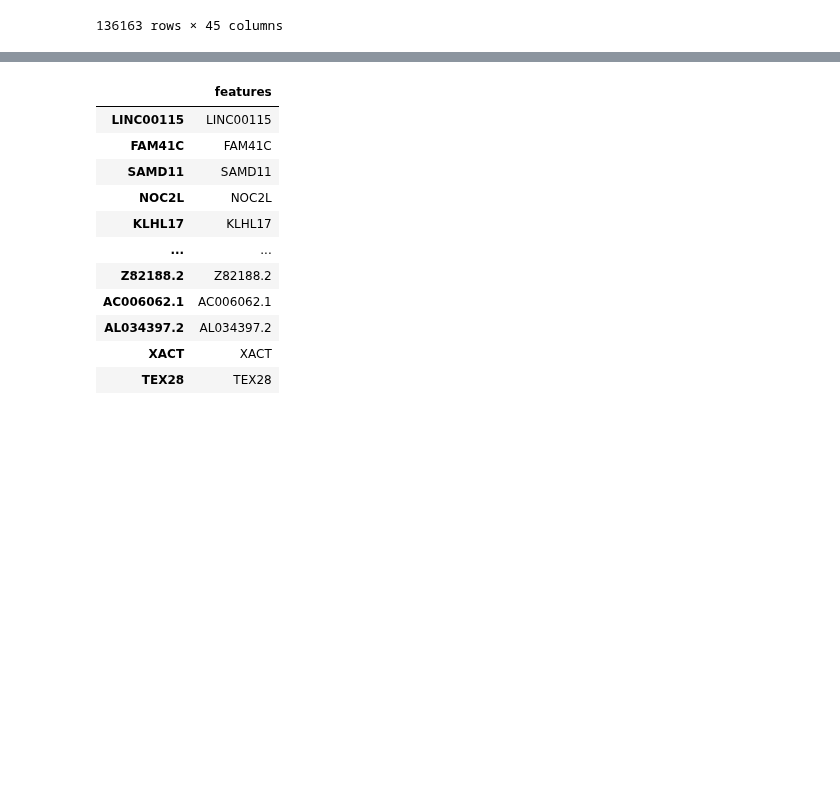
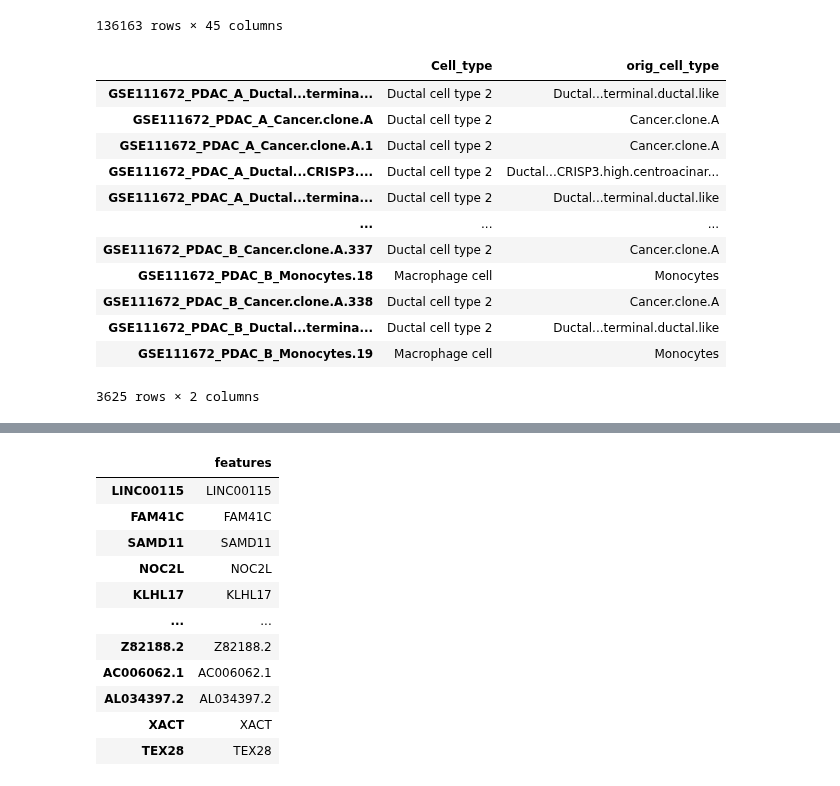
Before and after one commit to williamrobotma/AGrEDA, a Jupyter notebook: eda-pdac-chijimatsu.ipynb, the cells around one changed output, grey strips where cells are left out. Cells and saved outputs as stored; diff of their text form; code cells hidden in the pictures; blank space fills up the shorter version.

```diff
--- a/eda-pdac-chijimatsu.ipynb
+++ b/eda-pdac-chijimatsu.ipynb
@@ -27,3 +27,22 @@ adata.obs
 | pk210318_TTTGTTGGTATGAGCG-1 | NA | pk210318 | Tumor | T cell | NA | NA | NA | NA | OUGS_T4 | ... |
 | pk210318_TTTGTTGTCCGTATGA-1 | NA | pk210318 | Tumor | T cell | NA | NA | NA | NA | OUGS_T4 | ... |
 136163 rows × 45 columns
+# %%
+orig_cell_types = adata.obs[adata.obs["Project"] == "GSE111672"].index.to_series().map(lambda x: x.split("_")[3].rstrip(".0123456789"))
+orig_cell_types.name = "orig_cell_type"
+cell_type_df = pd.concat([adata.obs.loc[adata.obs["Project"] == "GSE111672", "Cell_type"], orig_cell_types], axis=1)
+cell_type_df
+# %% [output]
+|  | Cell_type | orig_cell_type |
+| GSE111672_PDAC_A_Ductal...termina... | Ductal cell type 2 | Ductal...terminal.ductal.like |
+| GSE111672_PDAC_A_Cancer.clone.A | Ductal cell type 2 | Cancer.clone.A |
+| GSE111672_PDAC_A_Cancer.clone.A.1 | Ductal cell type 2 | Cancer.clone.A |
+| GSE111672_PDAC_A_Ductal...CRISP3.... | Ductal cell type 2 | Ductal...CRISP3.high.centroacinar... |
+| GSE111672_PDAC_A_Ductal...termina... | Ductal cell type 2 | Ductal...terminal.ductal.like |
+| ... | ... | ... |
+| GSE111672_PDAC_B_Cancer.clone.A.337 | Ductal cell type 2 | Cancer.clone.A |
+| GSE111672_PDAC_B_Monocytes.18 | Macrophage cell | Monocytes |
+| GSE111672_PDAC_B_Cancer.clone.A.338 | Ductal cell type 2 | Cancer.clone.A |
+| GSE111672_PDAC_B_Ductal...termina... | Ductal cell type 2 | Ductal...terminal.ductal.like |
+| GSE111672_PDAC_B_Monocytes.19 | Macrophage cell | Monocytes |
+3625 rows × 2 columns
```
Also changed, not shown: parts of 3 cells of this notebook, 6 other files.
